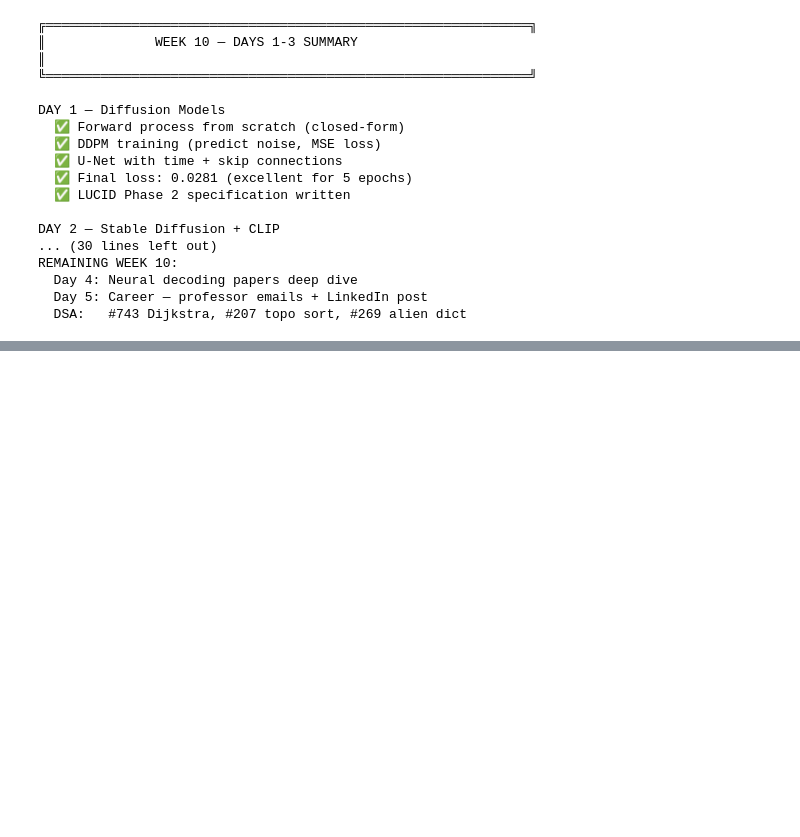
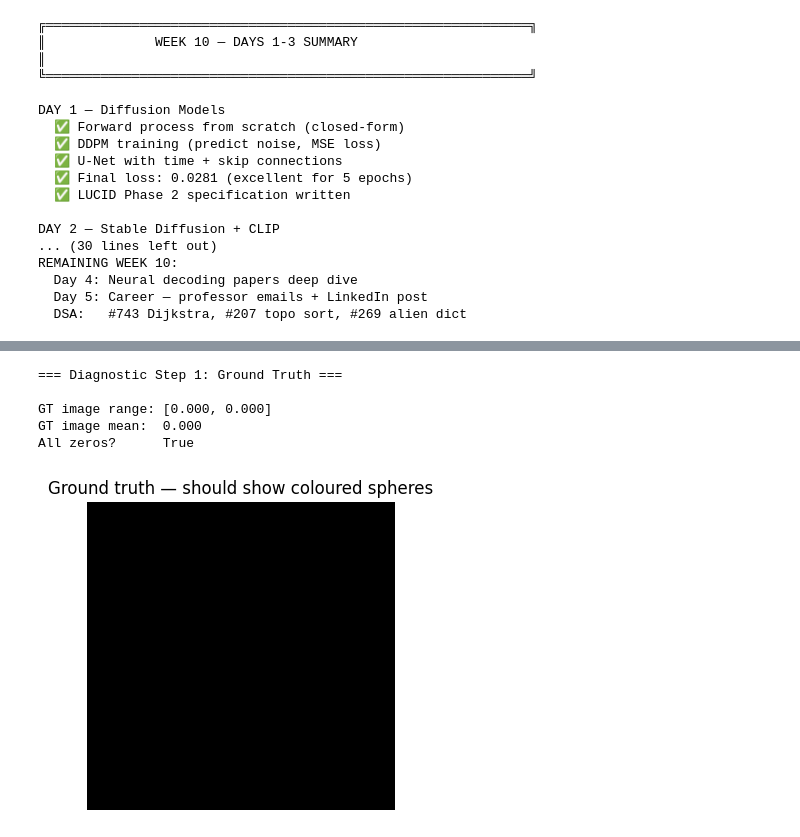
Before and after one commit to anu-rag-007/Journey-to-the-BEST, a Jupyter notebook: Week 10/Day3_nerf_3d_scenes.ipynb, the cells around one changed output, grey strips where cells are left out. Cells and saved outputs as stored; diff of their text form; code cells hidden in the pictures; blank space fills up the shorter version.

```diff
--- a/Week 10/Day3_nerf_3d_scenes.ipynb
+++ b/Week 10/Day3_nerf_3d_scenes.ipynb
@@ -993,0 +996,31 @@ REMAINING WEEK 10:
+# %%
+import numpy as np
+import torch
+import matplotlib.pyplot as plt
+
+# ── Step 1: Check ground truth renders ────────────────────
+# If these are blank, the scene itself is broken
+print("=== Diagnostic Step 1: Ground Truth ===\n")
+
+scene = SyntheticDreamScene()
+pose  = sample_camera_pose(0, elevation=30)
+
+gt_img = render_scene(scene, pose, H=64, W=64,
+                       focal=50.0, use_gt=True)
+
+print(f"GT image range: [{gt_img.min():.3f}, {gt_img.max():.3f}]")
+print(f"GT image mean:  {gt_img.mean():.3f}")
+print(f"All zeros?      {(gt_img == 0).all()}")
+
+plt.figure(figsize=(4, 4))
+plt.imshow(gt_img)
+plt.title('Ground truth — should show coloured spheres')
+plt.axis('off')
+plt.show()
+# %% [output]
+=== Diagnostic Step 1: Ground Truth ===
+
+GT image range: [0.000, 0.000]
+GT image mean:  0.000
+All zeros?      True
+[figure, added]
```
Also changed, not shown: parts of 10 cells of this notebook, 1 other file.
